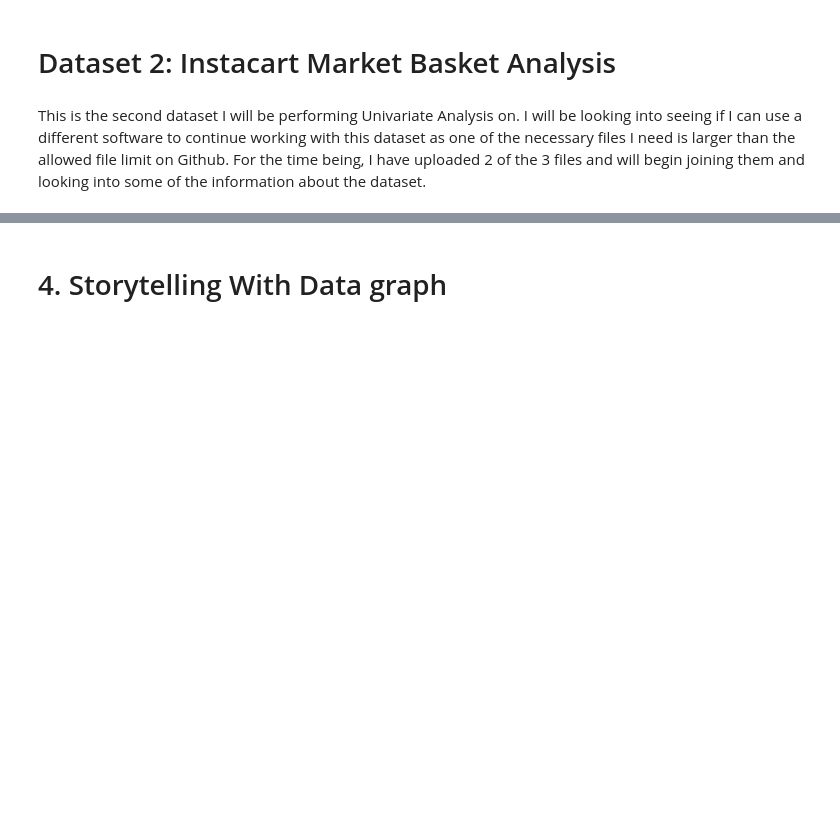
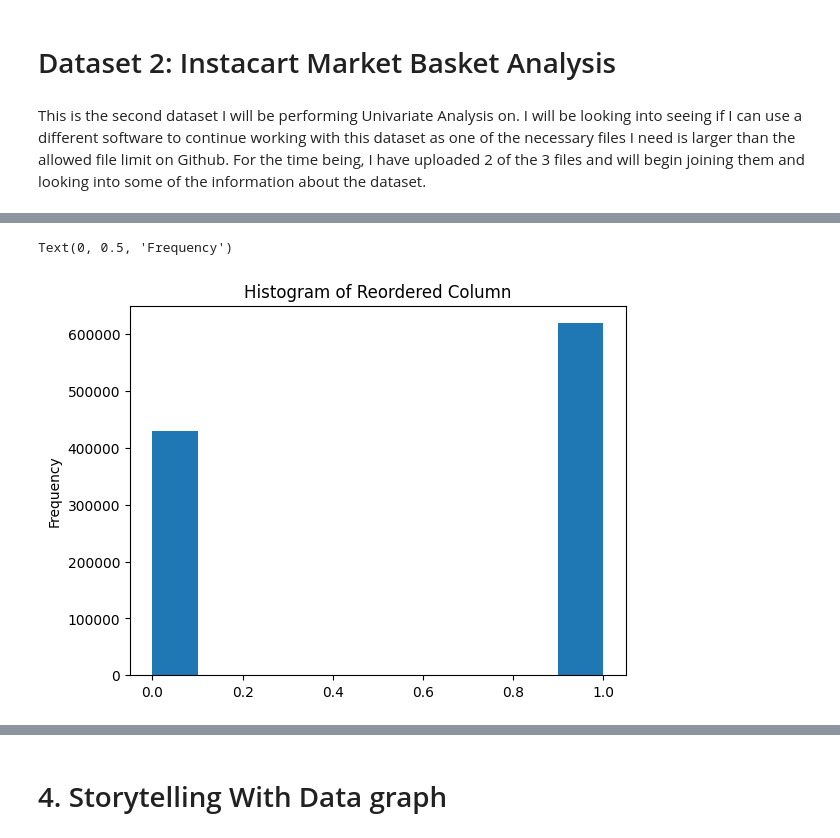
Before and after one commit to eghatzis0527/DX699---HW-Assignments, a Jupyter notebook: OMDS-ModB2-Week4-Hatzis-Eleni.ipynb, the cells around one changed output, grey strips where cells are left out. Drawn from its saved outputs; the diff is of its cells as text; code cells hidden in the pictures; blank space fills up the shorter version.

```diff
--- a/OMDS-ModB2-Week4-Hatzis-Eleni.ipynb
+++ b/OMDS-ModB2-Week4-Hatzis-Eleni.ipynb
@@ -231,3 +235,7 @@ I was expecting that the corporate segments may use faster shipping modes to rec
 # Dataset 2: Instacart Market Basket Analysis
 # %% [markdown]
 This is the second dataset I will be performing Univariate Analysis on. I will be looking into seeing if I can use a different software to continue working with this dataset as one of the necessary files I need is larger than the allowed file limit on Github. For the time being, I have uploaded 2 of the 3 files and will begin joining them and looking into some of the information about the dataset.
+# %%
+prior = pd.read_csv('/workspaces/DX699---HW-Assignments/Prior_Orders.csv', encoding = 'windows-1252')
+
+prior.head()
@@ -233,0 +249,6 @@ This is the second dataset I will be performing Univariate Analysis on. I will b
+# %%
+product = pd.read_csv('/workspaces/DX699---HW-Assignments/Products.csv', encoding = 'utf-8')
+
+product = product.set_index('product_id')
+
+product.head()
@@ -233,0 +263,4 @@ This is the second dataset I will be performing Univariate Analysis on. I will b
+# %%
+prior = prior.join(product, on = 'product_id', how = 'inner')
+
+prior.head()
@@ -233,0 +278,7 @@ This is the second dataset I will be performing Univariate Analysis on. I will b
+# %%
+prior['reordered'].hist(grid = False)
+plt.title('Histogram of Reordered Column')
+plt.ylabel('Frequency')
+# %% [output]
+Text(0, 0.5, 'Frequency')
+[figure, added]
```
Also changed, not shown: parts of 9 cells of this notebook.
